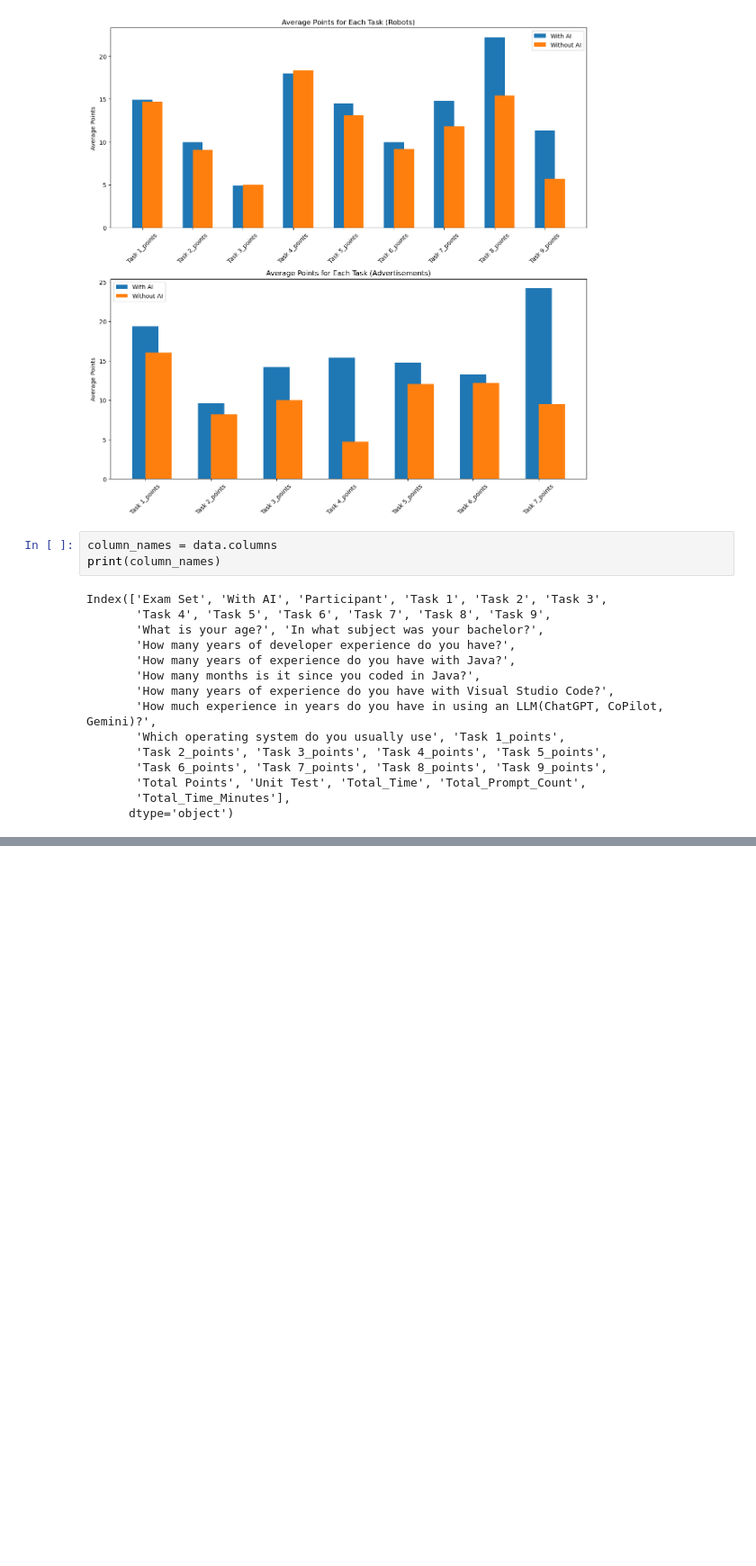
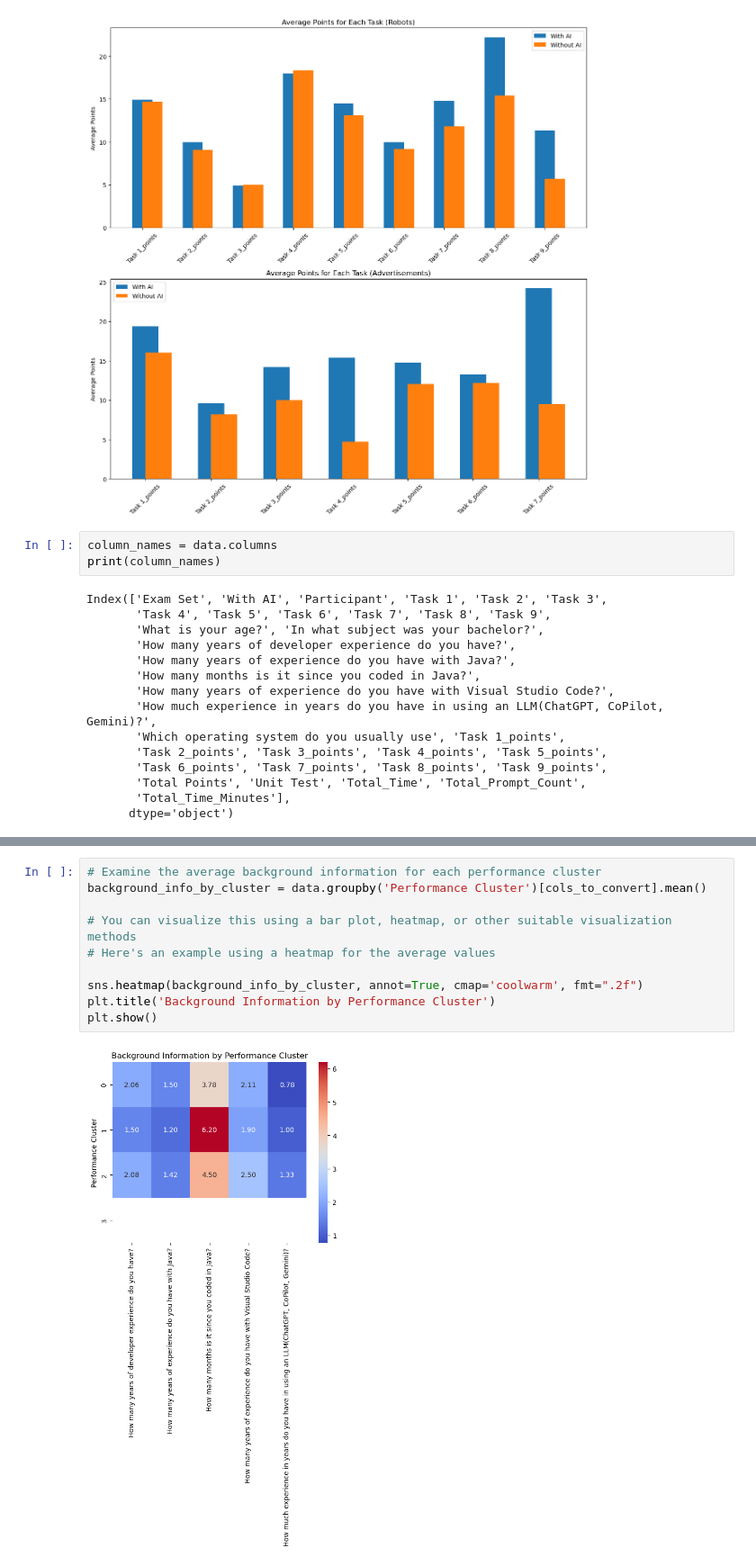
Before and after one commit to cseetreview/review_project, a Jupyter notebook: dataanalysis copy.ipynb, the cells around one changed output, grey strips where cells are left out. Shown: that part at 90% size. Drawn from its saved outputs; the diff is of its cells as text; blank space fills up the shorter version.

```diff
--- a/dataanalysis copy.ipynb
+++ b/dataanalysis copy.ipynb
@@ -660,0 +608,12 @@ plt.show()
+# %%
+# Examine the average background information for each performance cluster
+background_info_by_cluster = data.groupby('Performance Cluster')[cols_to_convert].mean()
+
+# You can visualize this using a bar plot, heatmap, or other suitable visualization methods
+# Here's an example using a heatmap for the average values
+
+sns.heatmap(background_info_by_cluster, annot=True, cmap='coolwarm', fmt=".2f")
+plt.title('Background Information by Performance Cluster')
+plt.show()
+# %% [output]
+[figure, added]
```
Also changed, not shown: parts of 19 cells of this notebook, 1 other file.
